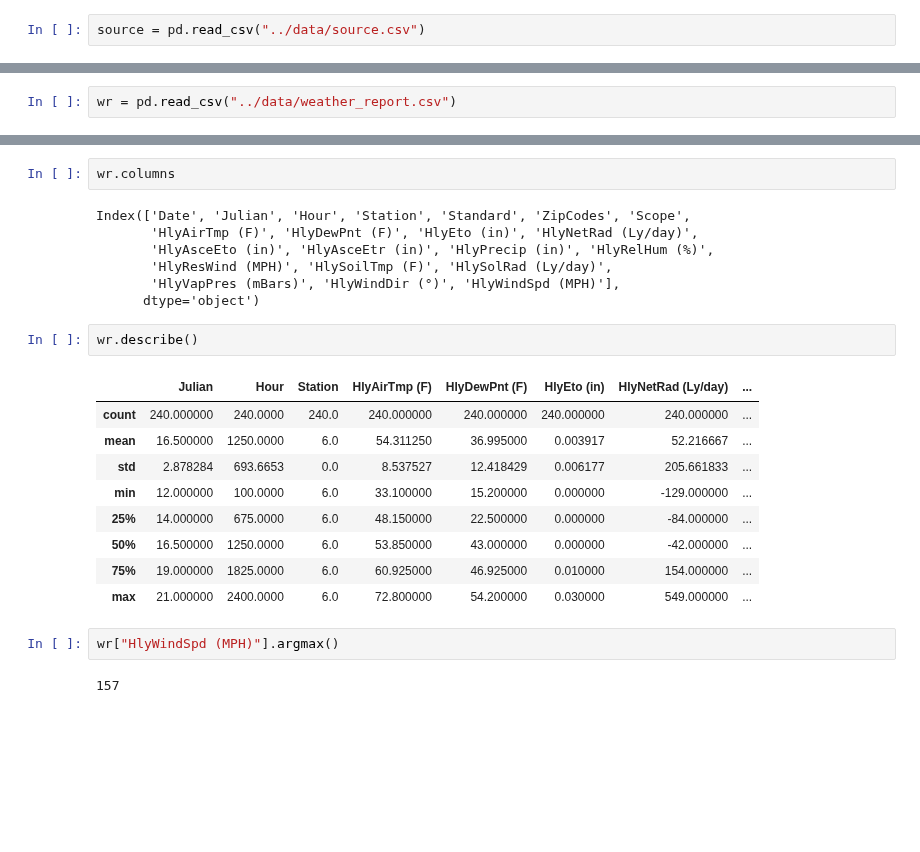
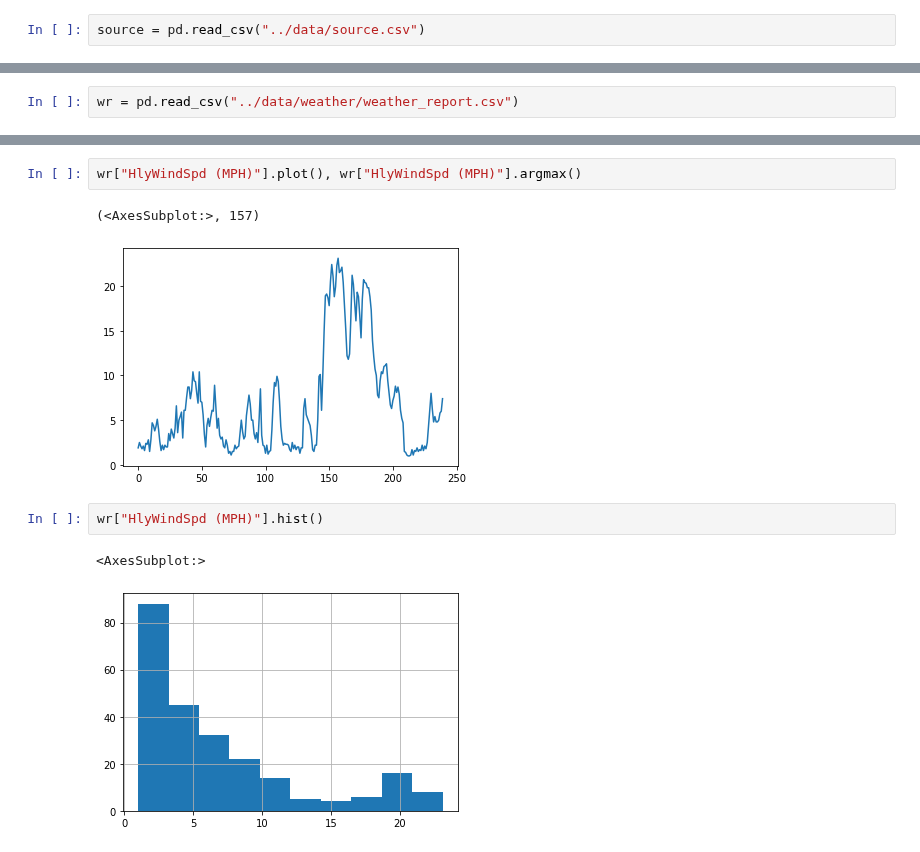
Before and after one commit to tomityrrell/psps-analysis, a Jupyter notebook: notebooks/Weather Station Analysis.ipynb, the cells around one changed output, grey strips where cells are left out. Drawn from its saved outputs; the diff is of its cells as text; blank space fills up the shorter version.

```diff
--- a/notebooks/Weather Station Analysis.ipynb
+++ b/notebooks/Weather Station Analysis.ipynb
@@ -27,2 +42,2 @@ source[source["Weather Station"].str.contains("Davis")]
 # %%
-wr = pd.read_csv("../data/weather_report.csv")
+wr = pd.read_csv("../data/weather/weather_report.csv")
@@ -39,26 +44,11 @@ wr.head()
-# %%
-wr.columns
-# %% [output]
-Index(['Date', 'Julian', 'Hour', 'Station', 'Standard', 'ZipCodes', 'Scope',
-       'HlyAirTmp (F)', 'HlyDewPnt (F)', 'HlyEto (in)', 'HlyNetRad (Ly/day)',
-       'HlyAsceEto (in)', 'HlyAsceEtr (in)', 'HlyPrecip (in)', 'HlyRelHum (%)',
-       'HlyResWind (MPH)', 'HlySoilTmp (F)', 'HlySolRad (Ly/day)',
-       'HlyVapPres (mBars)', 'HlyWindDir (°)', 'HlyWindSpd (MPH)'],
-      dtype='object')
-# %%
-wr.describe()
-# %% [output]
-|  | Julian | Hour | Station | HlyAirTmp (F) | HlyDewPnt (F) | HlyEto (in) | HlyNetRad (Ly/day) | ... |
-| count | 240.000000 | 240.0000 | 240.0 | 240.000000 | 240.000000 | 240.000000 | 240.000000 | ... |
-| mean | 16.500000 | 1250.0000 | 6.0 | 54.311250 | 36.995000 | 0.003917 | 52.216667 | ... |
-| std | 2.878284 | 693.6653 | 0.0 | 8.537527 | 12.418429 | 0.006177 | 205.661833 | ... |
-| min | 12.000000 | 100.0000 | 6.0 | 33.100000 | 15.200000 | 0.000000 | -129.000000 | ... |
-| 25% | 14.000000 | 675.0000 | 6.0 | 48.150000 | 22.500000 | 0.000000 | -84.000000 | ... |
-| 50% | 16.500000 | 1250.0000 | 6.0 | 53.850000 | 43.000000 | 0.000000 | -42.000000 | ... |
-| 75% | 19.000000 | 1825.0000 | 6.0 | 60.925000 | 46.925000 | 0.010000 | 154.000000 | ... |
-| max | 21.000000 | 2400.0000 | 6.0 | 72.800000 | 54.200000 | 0.030000 | 549.000000 | ... |
+# %%
+wr["HlyWindSpd (MPH)"].plot(), wr["HlyWindSpd (MPH)"].argmax()
+# %% [output]
+(<AxesSubplot:>, 157)
+[figure, added]
 # %%
-wr["HlyWindSpd (MPH)"].argmax()
+wr["HlyWindSpd (MPH)"].hist()
 # %% [output]
-157
+<AxesSubplot:>
+[figure, added]
 # %%
```
Also changed, not shown: parts of 16 cells of this notebook, 3 other files.
